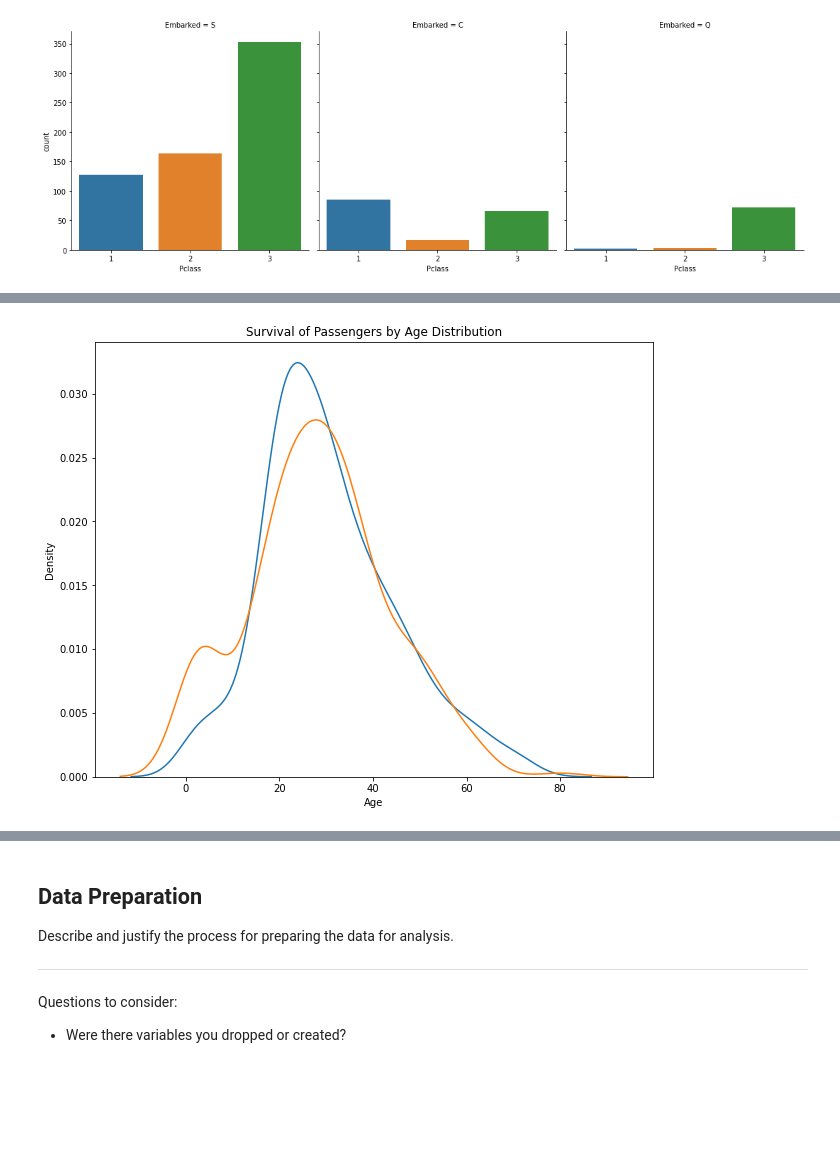
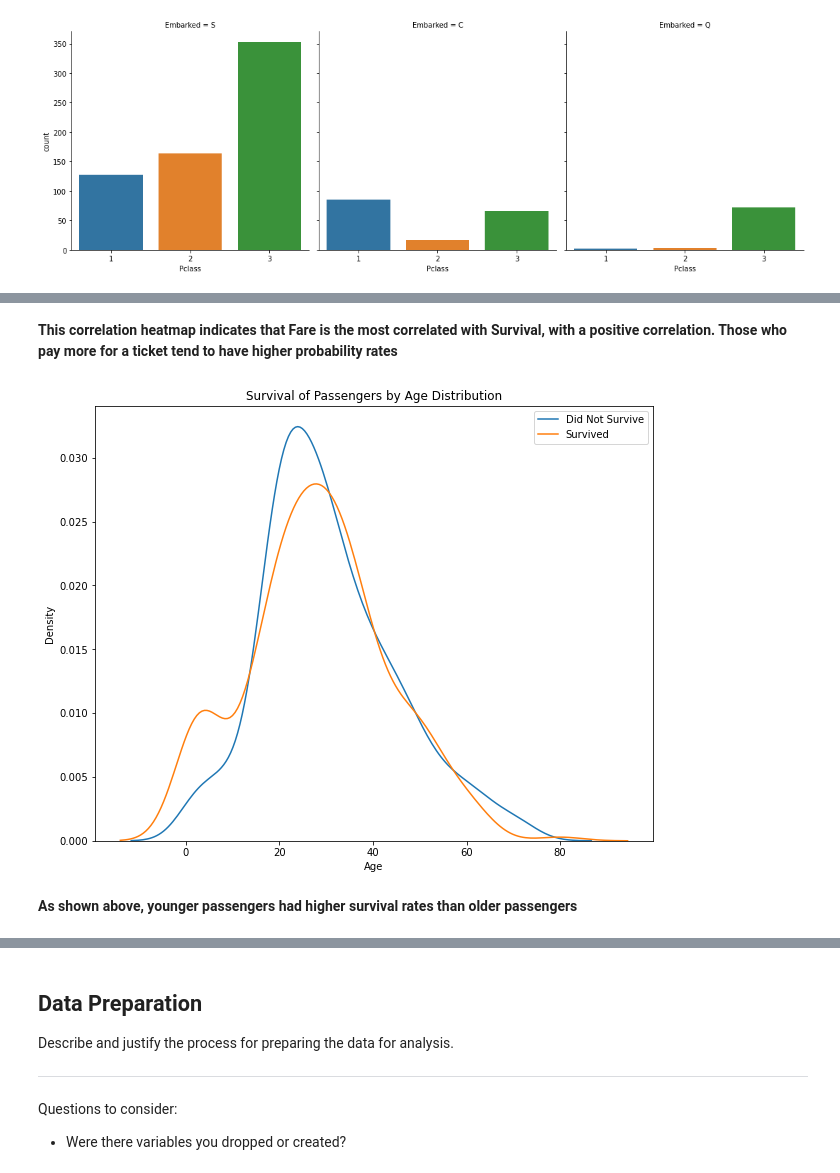
Before and after one commit to dermothethird/Kaggle_Titanic_Comp, a Jupyter notebook: Titanic_Workbook.ipynb, the cells around one changed output, grey strips where cells are left out. Saved outputs shown, nothing was run; the diff lists cells and outputs as text; code cells hidden in the pictures; blank space fills up the shorter version.

```diff
--- a/Titanic_Workbook.ipynb
+++ b/Titanic_Workbook.ipynb
@@ -141,12 +218,18 @@ sns.heatmap(train[['Survived', 'SibSp', 'Parch', 'Age', 'Fare']].corr(), annot=T
 [figure]
+# %% [markdown]
+**This correlation heatmap indicates that Fare is the most correlated with Survival, with a positive correlation. Those who pay more for a ticket tend to have higher probability rates**
 # %%
+# Create a KDE Plot that shows the survival of passengers according to their age
 sns.kdeplot(train['Age'][train['Survived'] == 0], label='Did Not Survive')
 sns.kdeplot(train['Age'][train['Survived'] == 1], label='Survived')
 plt.rcParams["figure.figsize"] = (10,8)
 plt.xlabel('Age')
-plt.title('Survival of Passengers by Age Distribution');
+plt.title('Survival of Passengers by Age Distribution')
+plt.legend();
 # %% [output]
-[figure, old version]
+[figure, new version]
+# %% [markdown]
+**As shown above, younger passengers had higher survival rates than older passengers**
 # %% [markdown]
 __Conclusions__
 
```
Also changed, not shown: parts of 49 cells of this notebook, 1 other file.
